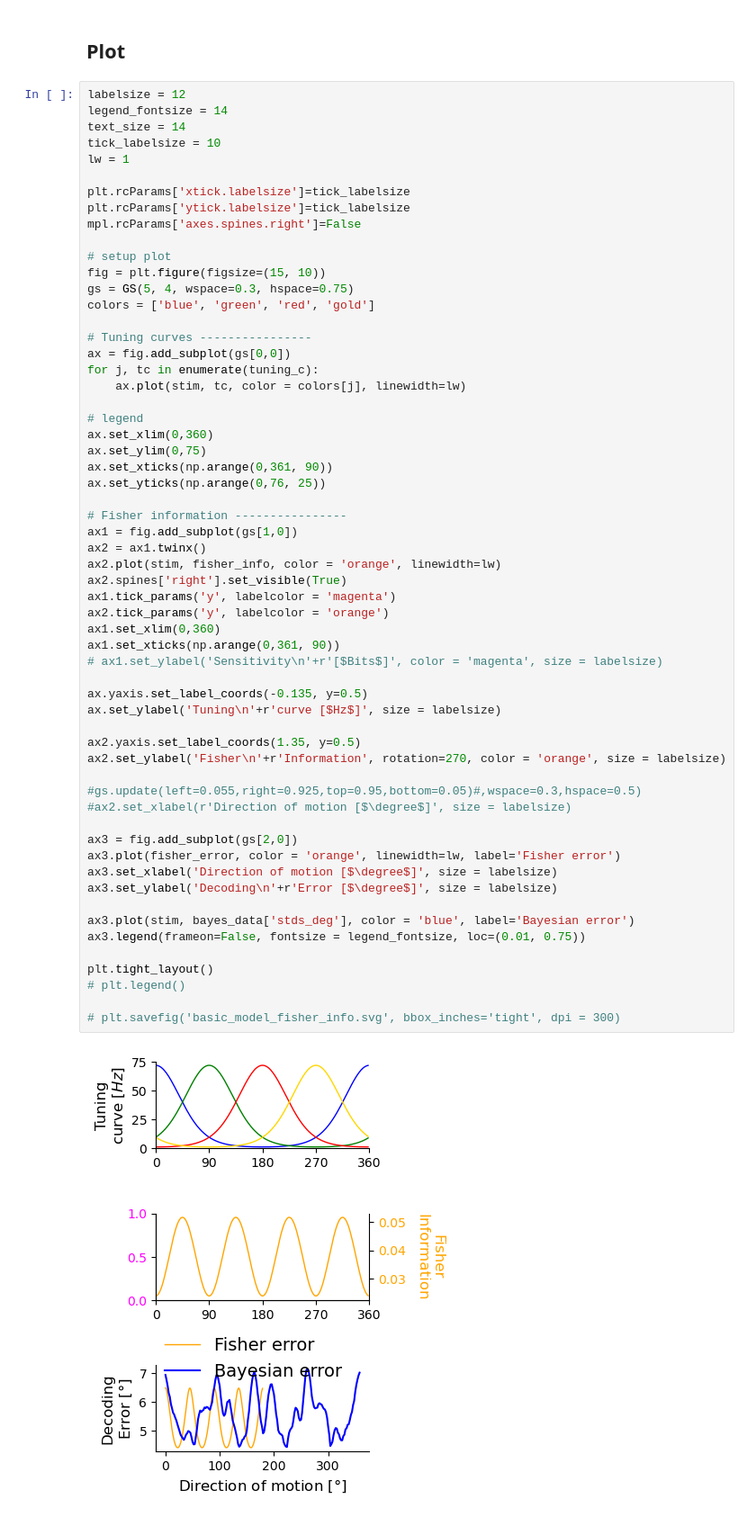
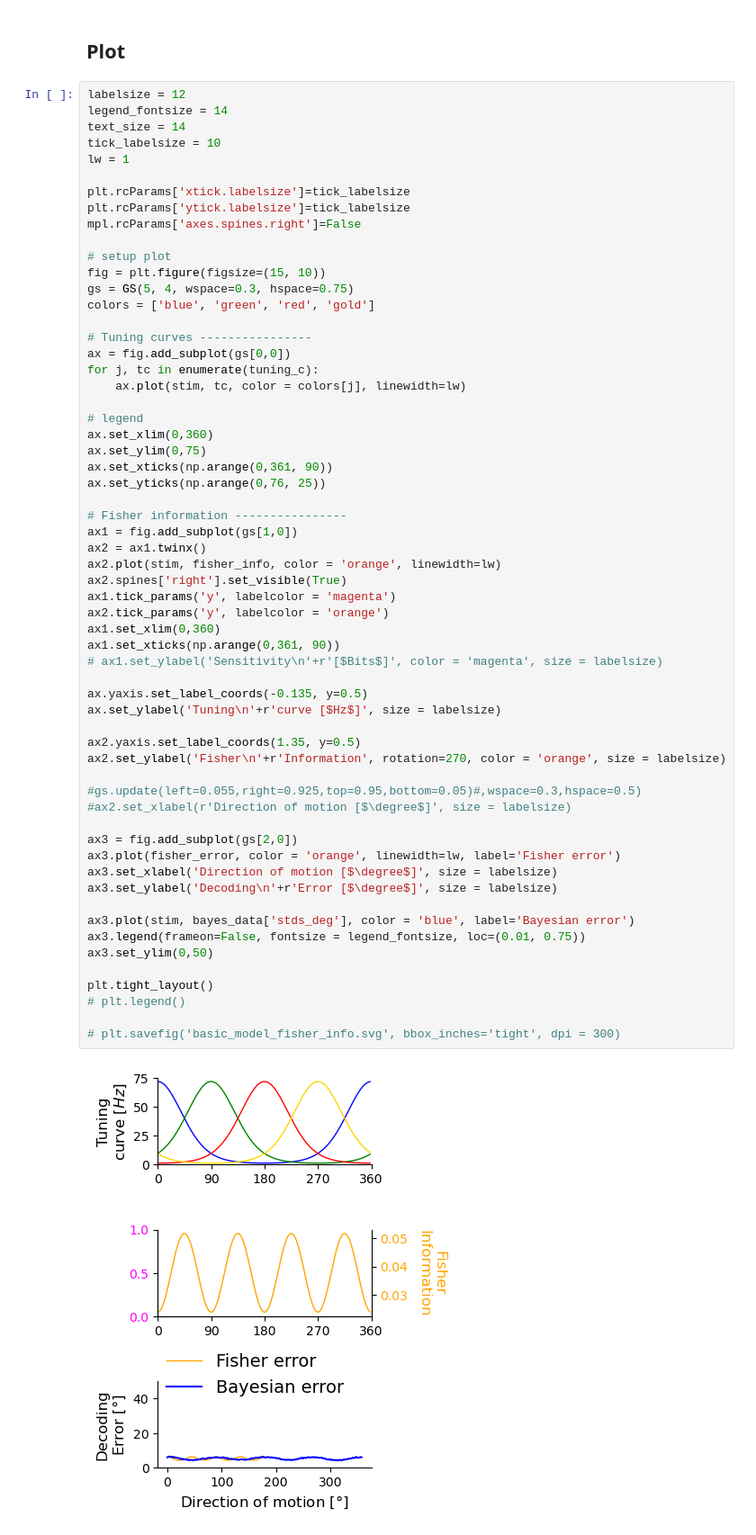
Before and after one commit to steevelaquitaine/fisher-info-limits, a Jupyter notebook: notebooks/basic_model.ipynb, the cells around one changed output. Shown: that part at 90% size. Drawn from its saved outputs; the diff is of its cells as text.

```diff
--- a/notebooks/basic_model.ipynb
+++ b/notebooks/basic_model.ipynb
@@ -292,31 +299,32 @@ ax2 = ax1.twinx()
 ax2.plot(stim, fisher_info, color = 'orange', linewidth=lw)
 ax2.spines['right'].set_visible(True)
 ax1.tick_params('y', labelcolor = 'magenta')
 ax2.tick_params('y', labelcolor = 'orange')
 ax1.set_xlim(0,360)
 ax1.set_xticks(np.arange(0,361, 90))
 # ax1.set_ylabel('Sensitivity\n'+r'[$Bits$]', color = 'magenta', size = labelsize)
 
 ax.yaxis.set_label_coords(-0.135, y=0.5)
 ax.set_ylabel('Tuning\n'+r'curve [$Hz$]', size = labelsize)
 
 ax2.yaxis.set_label_coords(1.35, y=0.5)
 ax2.set_ylabel('Fisher\n'+r'Information', rotation=270, color = 'orange', size = labelsize)
 
 #gs.update(left=0.055,right=0.925,top=0.95,bottom=0.05)#,wspace=0.3,hspace=0.5)
 #ax2.set_xlabel(r'Direction of motion [$\degree$]', size = labelsize)
 
 ax3 = fig.add_subplot(gs[2,0])
 ax3.plot(fisher_error, color = 'orange', linewidth=lw, label='Fisher error')
 ax3.set_xlabel('Direction of motion [$\degree$]', size = labelsize)
 ax3.set_ylabel('Decoding\n'+r'Error [$\degree$]', size = labelsize)
 
 ax3.plot(stim, bayes_data['stds_deg'], color = 'blue', label='Bayesian error')
 ax3.legend(frameon=False, fontsize = legend_fontsize, loc=(0.01, 0.75))
+ax3.set_ylim(0,50)
 
 plt.tight_layout()
 # plt.legend()
 
 # plt.savefig('basic_model_fisher_info.svg', bbox_inches='tight', dpi = 300)
 # %% [output]
-[figure, old version]
+[figure, new version]
```
Also changed, not shown: parts of 2 cells of this notebook, 1 other file.
